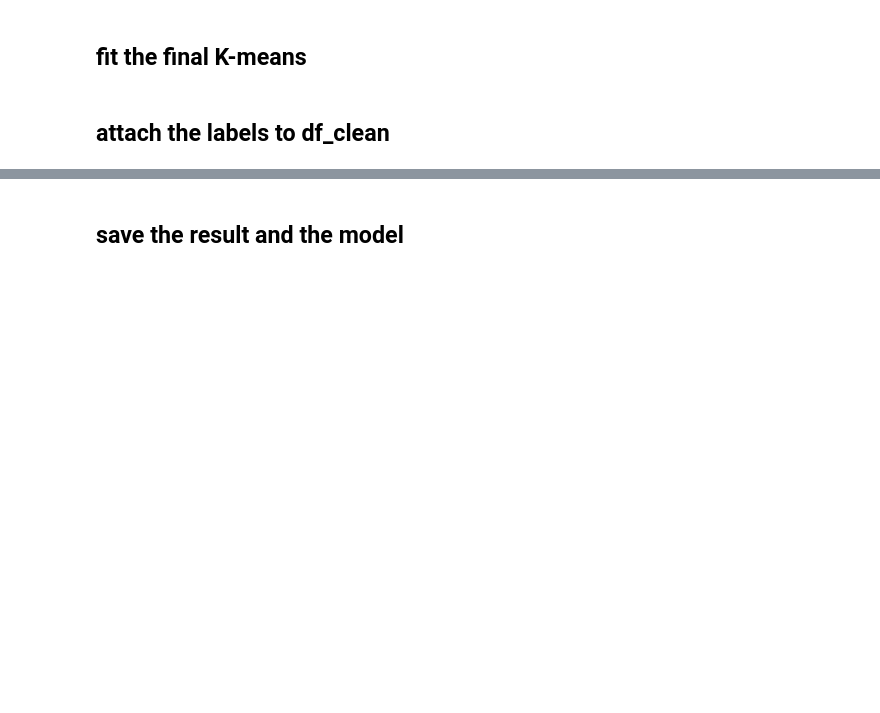
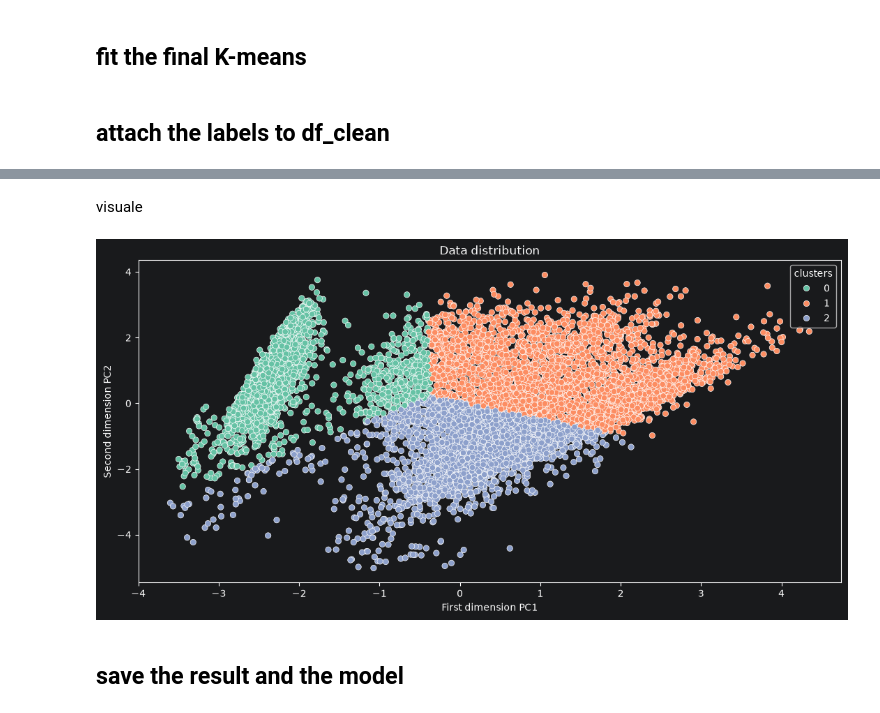
Before and after one commit to oelaimar/CardProfiler, a Jupyter notebook: notebooks/03_clustering.ipynb, the cells around one changed output, grey strips where cells are left out. Cells and saved outputs as stored; diff of their text form; code cells hidden in the pictures; blank space fills up the shorter version.

```diff
--- a/notebooks/03_clustering.ipynb
+++ b/notebooks/03_clustering.ipynb
@@ -170,6 +170,19 @@ df_clean.head()
 | 2 | 2495.148862 | 773.17 | 773.17 | 0.0 | 0.000000 | 7500.0 | 622.066742 | ... |
 | 3 | 1666.670542 | 1499.00 | 1499.00 | 0.0 | 205.788017 | 7500.0 | 0.000000 | ... |
 | 4 | 817.714335 | 16.00 | 16.00 | 0.0 | 0.000000 | 1200.0 | 678.334763 | ... |
+# %% [markdown]
+visuale
+# %%
+df_pca_labels = attach_labels(df_pca, labels, "clusters")
+
+plt.figure(figsize=(13, 6))
+sns.scatterplot(x="PC1", y="PC2", data=df_pca_labels, hue="clusters", palette="Set2")
+plt.title("Data distribution")
+plt.xlabel("First dimension PC1")
+plt.ylabel("Second dimension PC2")
+plt.show()
+# %% [output]
+[figure, added]
 # %% [markdown]
 ## save the result and the model
 # %%
```
Also changed, not shown: parts of 9 cells of this notebook, 1 other file.
